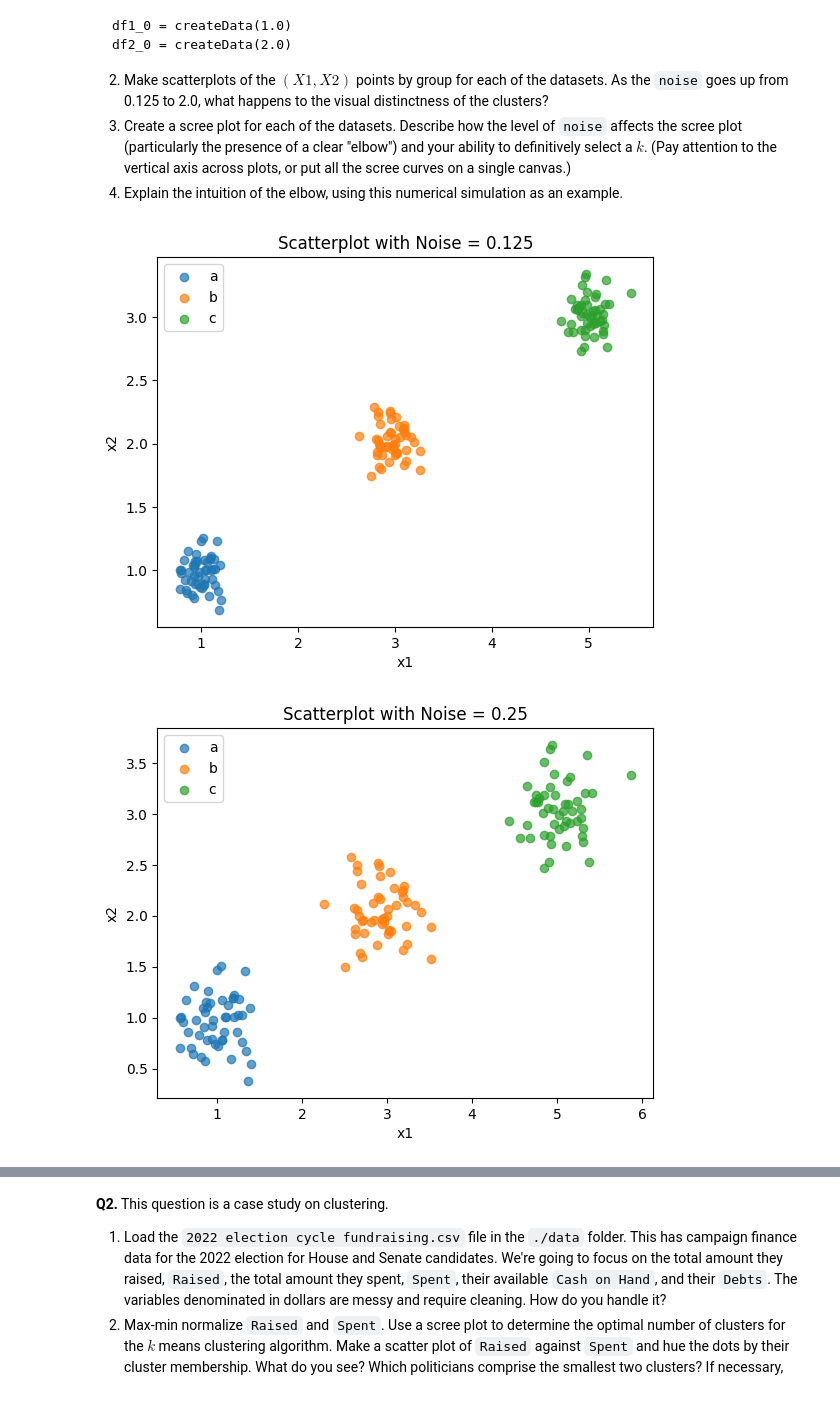
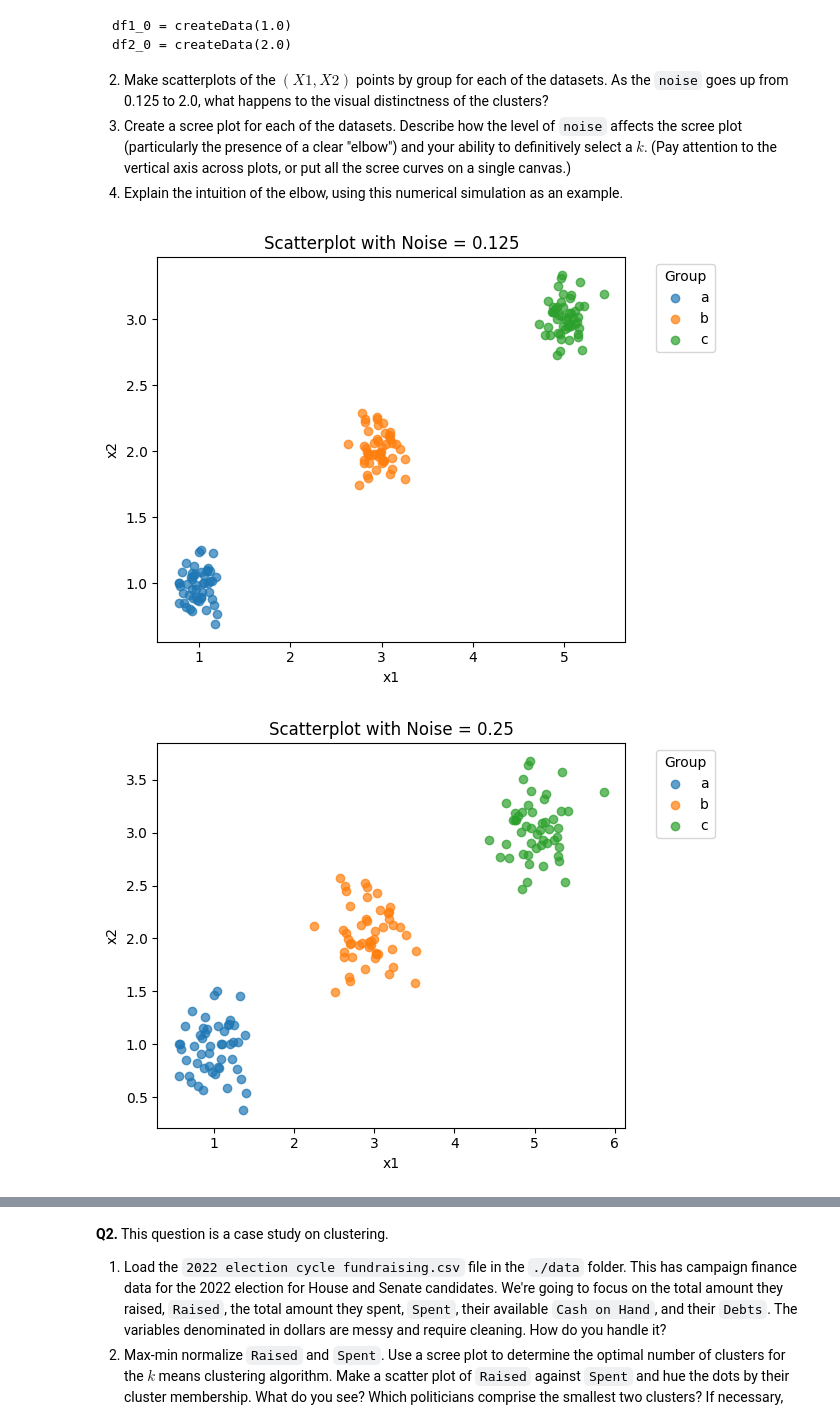
Before and after one commit to bburt26/clustering_assignment, a Jupyter notebook: assignment_clustering.ipynb, the cells around one changed output, grey strips where cells are left out. Cells and saved outputs as stored; diff of their text form; code cells hidden in the pictures.

```diff
--- a/assignment_clustering.ipynb
+++ b/assignment_clustering.ipynb
@@ -66,28 +66,28 @@ df0_5 = createData(0.5)
 df1_0 = createData(1.0)
 df2_0 = createData(2.0)
 # %%
-#1.2 Make scatterplots of the  (𝑋1,𝑋2)  points by group for each of the datasets.
-# As the noise goes up from 0.125 to 2.0, what happens to the visual distinctness of the clusters?
+#1.2
 import seaborn as sns
 import matplotlib.pyplot as plt
 
 
 
 def plot_scatter(df, title):
     groups = df.groupby('group')
     for name, group in groups:
         plt.scatter(group.x1, group.x2, label=name, alpha=0.7)
     plt.xlabel("x1")
     plt.ylabel("x2")
     plt.title(title)
-    plt.legend()
+    plt.legend(title="Group", bbox_to_anchor=(1.05, 1), loc='upper left')
+    plt.tight_layout()
     plt.show()
 
 plot_scatter(df0_125, "Scatterplot with Noise = 0.125")
 plot_scatter(df0_25,  "Scatterplot with Noise = 0.25")
 plot_scatter(df0_5,   "Scatterplot with Noise = 0.5")
 plot_scatter(df1_0,   "Scatterplot with Noise = 1.0")
 plot_scatter(df2_0,   "Scatterplot with Noise = 2.0")
 # %% [output]
-[figure, old version]
+[figure, new version]
-[figure, old version]
+[figure, new version]
```
Also changed, not shown: parts of 6 cells of this notebook.
